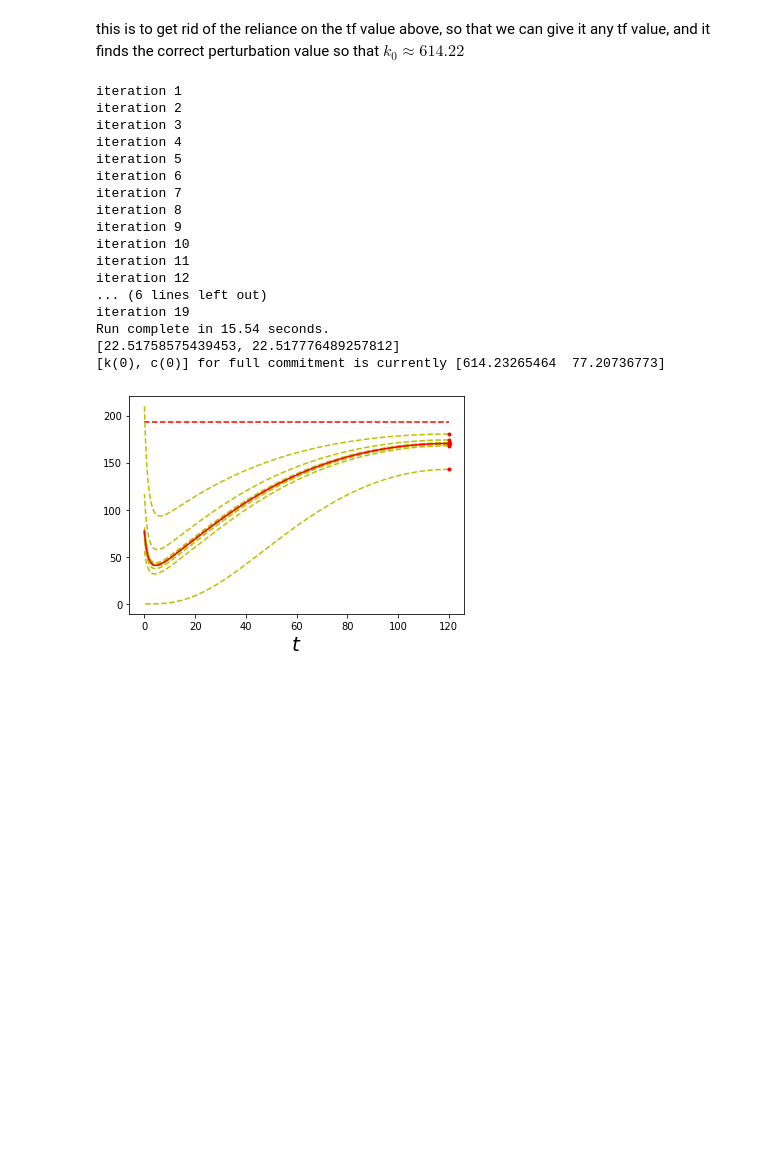
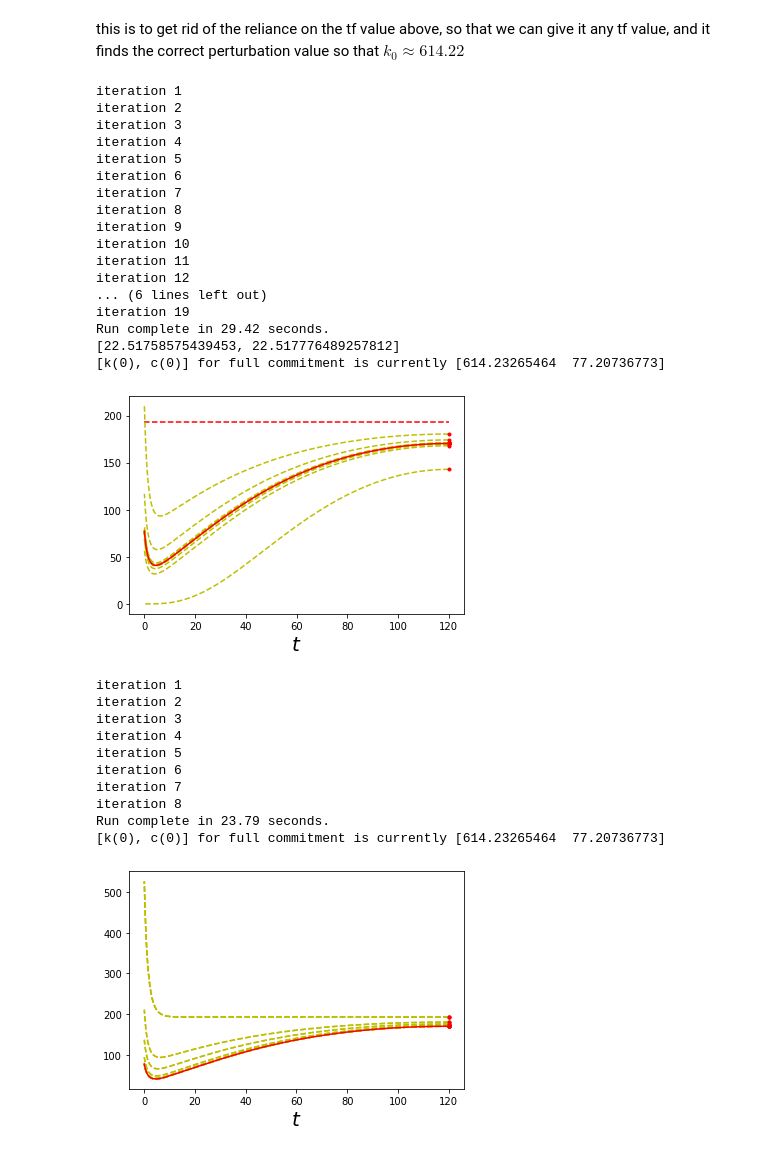
Before and after one commit to Shinsina/PIC-Math-MSCS-390-001, a Jupyter notebook: Modifying the Ramsey Model.ipynb, the cells around one changed output. Drawn from its saved outputs; the diff is of its cells as text; code cells hidden in the pictures; blank space fills up the shorter version.

Commit message:
finished my secant method and it works

```diff
--- a/Modifying the Ramsey Model.ipynb
+++ b/Modifying the Ramsey Model.ipynb
@@ -750,30 +750,3 @@ def secant_method(f, x0, x1, tol=1.e-16,max_it=100):
         x1, x0 = xn, x1
         num_it += 1
     return xn, num_it
-# %%
-def LF_secant_method(sys, init_pt, time_frame, dt, tolerance, error, MAX_ITS, epsilon):
-
-    # Set the simulation paramters
-    t0, tf = time_frame[0], time_frame[1]
-
-    eps = 1e-4
-    tolerance, error, num_its, MAXITS = 1e-8, 1, 1, 20
-    print('Iteration {:d}'.format(0))
-
-    cu = cinf
-
-    init_pt = [kinf, cinf]
-
-    btv, bp = ivp_solve(Fode,y0,[tf,t0],dt,r)
-    ku = bp[-1][0]
-
-    cl = cinf-eps
-    y0 = [kstart, cl]
-    btv, bp = ivp_solve(Fode,y0,t0,tf,dt,r,backwards=True)
-    kl = bp[-1][0]
-
-    # Evalute the function
-    fl = kl-k0
-    fu = ku-k0
-
-    cu = cl - fl*(cu-cl)/(fu-fl)
@@ -879,9 +877,9 @@ tf = 120
 plt.plot([0,tf], [cinf_steady[table_i], cinf_steady[table_i]], 'r--', label="full commitment steady state")
 
 tolerance = 1e-4
-num_it=50
+MAX_IT=50
 #tf = 150
-p, bound = LF_bisection_method([0,100], num_it, tolerance)
+p, bound = LF_bisection_method([0,100], MAX_IT, tolerance)
 
 print(bound)
 
@@ -911,7 +909,7 @@ iteration 11
 iteration 12
 ... (6 lines left out)
 iteration 19
-Run complete in 15.54 seconds.
+Run complete in 29.42 seconds.
 [22.51758575439453, 22.517776489257812]
 [k(0), c(0)] for full commitment is currently [614.23265464  77.20736773]
 [figure]
@@ -922,0 +916,21 @@ LF_secant_method(time_frame, dt)
+# %%
+p, bound = LF_secant_method(MAX_IT, tolerance)
+
+init_pt = [kinf_steady[table_i], cinf_steady[table_i]-p]
+
+t, v = plot_time_series(full_commitment, init_pt,[tf,0])
+plt.plot(t,v[:,1], 'r', label="full commitment")
+print(f'[k(0), c(0)] for full commitment is currently {v[-1]}')
+print()
+# %% [output]
+iteration 1
+iteration 2
+iteration 3
+iteration 4
+iteration 5
+iteration 6
+iteration 7
+iteration 8
+Run complete in 23.79 seconds.
+[k(0), c(0)] for full commitment is currently [614.23265464  77.20736773]
+[figure, added]
```
Also changed, not shown: parts of 4 cells of this notebook, 1 other file.
